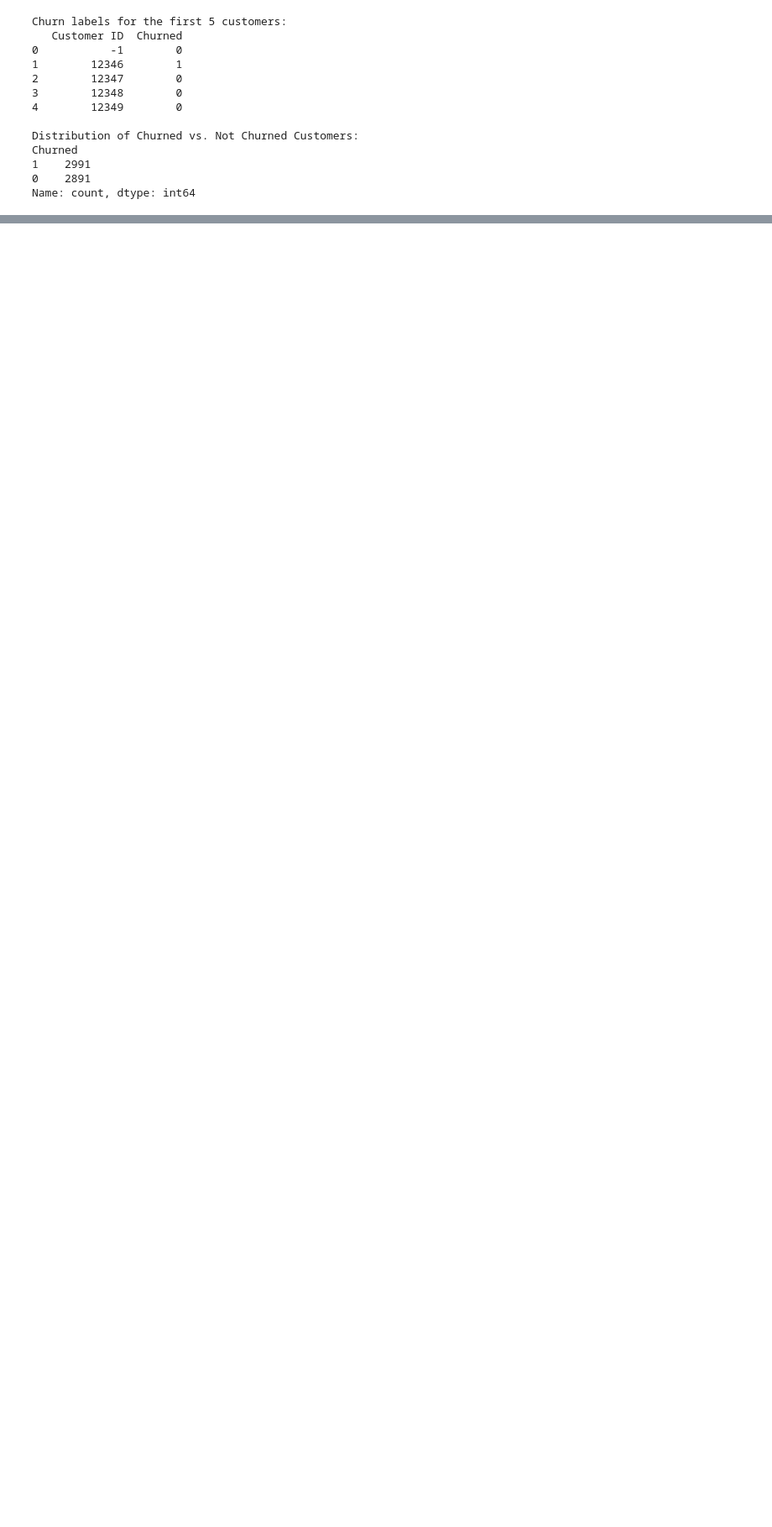
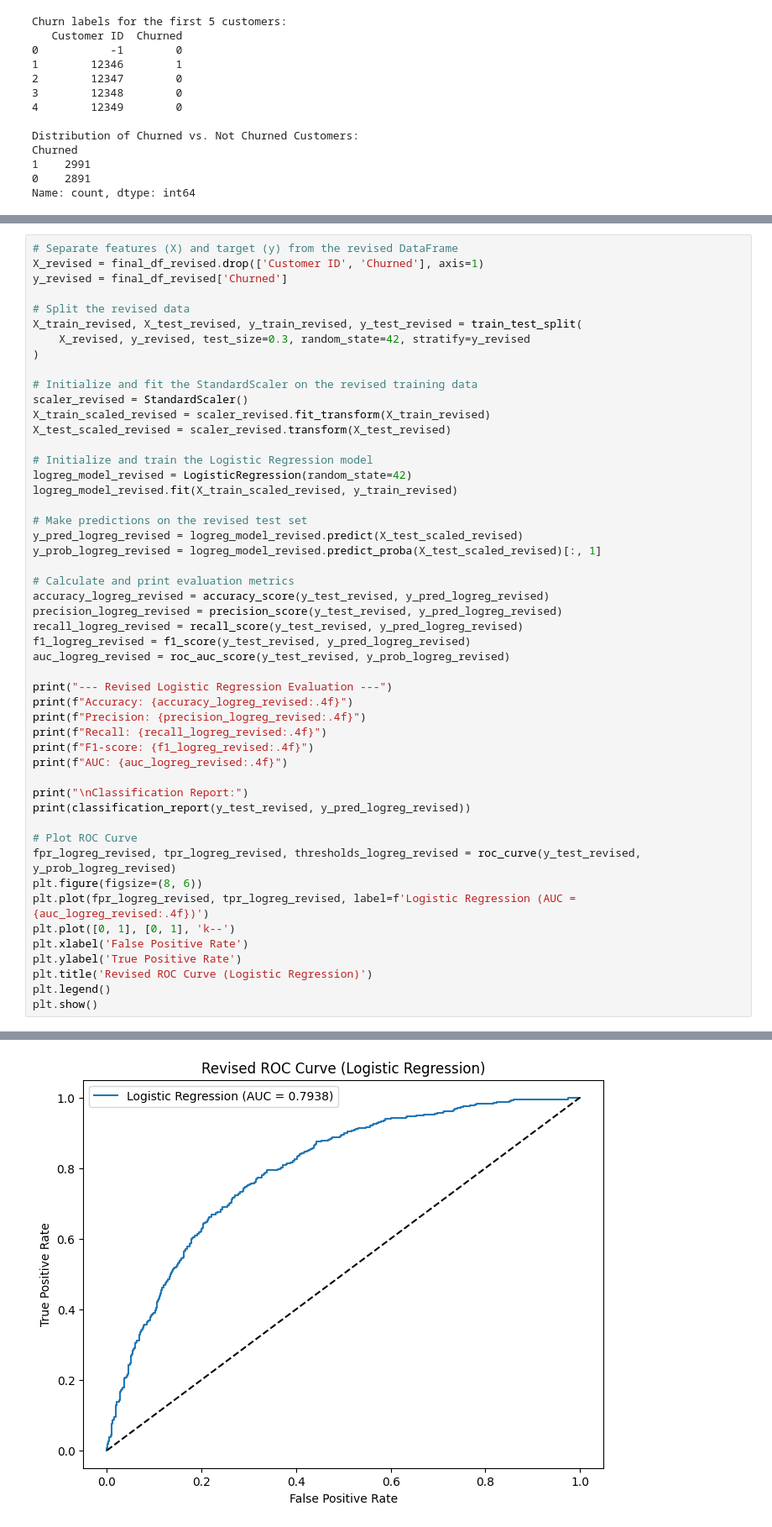
Before and after one commit to chirongaA/dataanalytics, a Jupyter notebook: mining.ipynb, the cells around one changed output, grey strips where cells are left out. Shown: that part at 84% size. Saved outputs shown, nothing was run; the diff lists cells and outputs as text; blank space fills up the shorter version.

```diff
--- a/mining.ipynb
+++ b/mining.ipynb
@@ -804,0 +1144,51 @@ The distribution of the two classes has values that are really close and this is
+# %%
+# Separate features (X) and target (y) from the revised DataFrame
+X_revised = final_df_revised.drop(['Customer ID', 'Churned'], axis=1)
+y_revised = final_df_revised['Churned']
+
+# Split the revised data
+X_train_revised, X_test_revised, y_train_revised, y_test_revised = train_test_split(
+    X_revised, y_revised, test_size=0.3, random_state=42, stratify=y_revised
+)
+
+# Initialize and fit the StandardScaler on the revised training data
+scaler_revised = StandardScaler()
+X_train_scaled_revised = scaler_revised.fit_transform(X_train_revised)
+X_test_scaled_revised = scaler_revised.transform(X_test_revised)
+
+# Initialize and train the Logistic Regression model
+logreg_model_revised = LogisticRegression(random_state=42)
+logreg_model_revised.fit(X_train_scaled_revised, y_train_revised)
+
+# Make predictions on the revised test set
+y_pred_logreg_revised = logreg_model_revised.predict(X_test_scaled_revised)
+y_prob_logreg_revised = logreg_model_revised.predict_proba(X_test_scaled_revised)[:, 1]
+
+# Calculate and print evaluation metrics
+accuracy_logreg_revised = accuracy_score(y_test_revised, y_pred_logreg_revised)
+precision_logreg_revised = precision_score(y_test_revised, y_pred_logreg_revised)
+recall_logreg_revised = recall_score(y_test_revised, y_pred_logreg_revised)
+f1_logreg_revised = f1_score(y_test_revised, y_pred_logreg_revised)
+auc_logreg_revised = roc_auc_score(y_test_revised, y_prob_logreg_revised)
+
+print("--- Revised Logistic Regression Evaluation ---")
+print(f"Accuracy: {accuracy_logreg_revised:.4f}")
+print(f"Precision: {precision_logreg_revised:.4f}")
+print(f"Recall: {recall_logreg_revised:.4f}")
+print(f"F1-score: {f1_logreg_revised:.4f}")
+print(f"AUC: {auc_logreg_revised:.4f}")
+
+print("\nClassification Report:")
+print(classification_report(y_test_revised, y_pred_logreg_revised))
+
+# Plot ROC Curve
+fpr_logreg_revised, tpr_logreg_revised, thresholds_logreg_revised = roc_curve(y_test_revised, y_prob_logreg_revised)
+plt.figure(figsize=(8, 6))
+plt.plot(fpr_logreg_revised, tpr_logreg_revised, label=f'Logistic Regression (AUC = {auc_logreg_revised:.4f})')
+plt.plot([0, 1], [0, 1], 'k--')
+plt.xlabel('False Positive Rate')
+plt.ylabel('True Positive Rate')
+plt.title('Revised ROC Curve (Logistic Regression)')
+plt.legend()
+plt.show()
+# %% [output]
@@ -804,0 +1211 @@ The distribution of the two classes has values that are really close and this is
+[figure, added]
```
Also changed, not shown: parts of 24 cells of this notebook.
